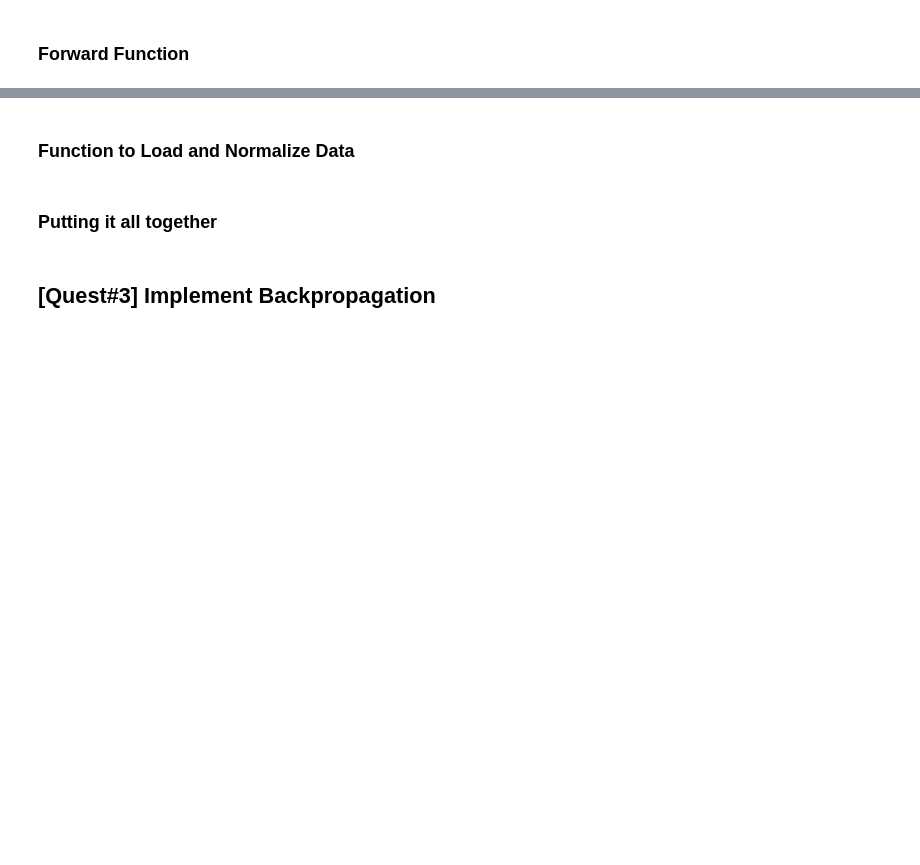
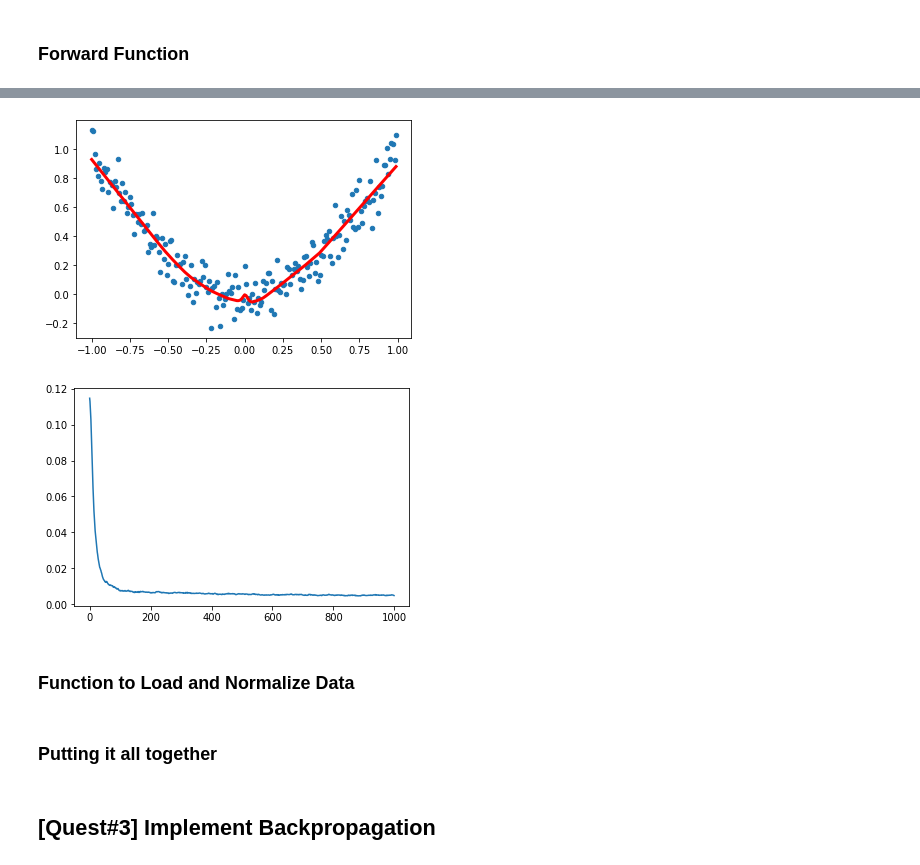
Before and after one commit to RamanHacks/Assign1_DL, a Jupyter notebook: notebook.ipynb, the cells around one changed output, grey strips where cells are left out. Saved outputs shown, nothing was run; the diff lists cells and outputs as text; code cells hidden in the pictures; blank space fills up the shorter version.

```diff
--- a/notebook.ipynb
+++ b/notebook.ipynb
@@ -81,13 +60,0 @@ def swish(x):
-# %%
-# Test Activations
-import torch
-a = cp.array([1.2,4.2,13.4], dtype=cp.float32) #cupy array initialized on GPU
-b = cp.asnumpy(a)
-
-np.testing.assert_array_equal(torch.relu(torch.tensor(a)).numpy(), cp.asnumpy(relu(a)))
-np.testing.assert_array_equal(torch.sigmoid(torch.tensor(a)).numpy(), cp.asnumpy(sigmoid(a)))
-np.testing.assert_array_equal(torch.tanh(torch.tensor(a)).numpy(), cp.asnumpy(tanh(a)))
-
-np.testing.assert_array_equal(torch.relu(torch.tensor(a)).numpy(), relu(b))
-np.testing.assert_array_equal(torch.sigmoid(torch.tensor(a)).numpy(), sigmoid(b))
-np.testing.assert_array_equal(torch.tanh(torch.tensor(a)).numpy(), tanh(b))
@@ -113,0 +475,63 @@ wandb: Network error (ConnectTimeout), entering retry loop.
+# %%
+class MyNet(Module):
+    def __init__(self, input_dim, out_dim):
+        super().__init__()
+        self.input_dim = input_dim
+        self.out_dim = out_dim
+        self.hidden = Dense(in_features=self.input_dim,
+                                        out_features=100,
+                                        activation=ReLU(),
+                                        weight_initializer=HeNormal(ReLU()),
+                                        bias_initializer=Constant(0.),
+                                        regularizer_type="l2",
+                                        lam=1e-3
+                                        )
+        self.output = Dense(in_features=100,
+                                        out_features=self.out_dim,
+                                        weight_initializer=Xavier(),
+                                        bias_initializer=Constant(0.),
+                                        regularizer_type="l2",
+                                        lam=1e-3
+                                        )
+
+    def forward(self, x, eval=False):
+        x = self.hidden(x)
+        return self.output(x)
+
+np.random.seed(1)
+random.seed(1)
+x = [[0.01 * i] for i in range(-100, 100)]
+t = [[k[0] ** 2 + random.gauss(0, 1) * 0.1] for k in x]
+epoch = 1000
+batch_size = 64
+
+my_net = MyNet(1, 1)
+mse = MSE()
+opt = Adam(my_net.parameters)
+loss_history = []
+smoothed_loss = 0
+for step in range(epoch):
+    batch, target = [[None] for _ in range(batch_size)], [[None] for _ in range(batch_size)]
+    for i in range(batch_size):
+        idx = random.randint(0, len(x) - 1)
+        batch[i] = x[idx]
+        target[i] = t[idx]
+    y = my_net(batch)
+    loss = mse(y, target)
+    my_net.backward(loss)
+    opt.apply()
+    if step == 0:
+        smoothed_loss = loss.value
+    else:
+        smoothed_loss = 0.9 * smoothed_loss + 0.1 * loss.value
+    loss_history.append(smoothed_loss)
+    if step % 100 == 0:
+        print("Step: %i | loss: %.5f" % (step, smoothed_loss))
+
+plt.scatter(x, t, s=20)
+y = my_net.forward(x, eval=True)
+plt.plot(x, y, c="red", lw=3)
+plt.show()
+plt.plot(np.arange(len(loss_history)), loss_history)
+plt.show()
+# %% [output]
@@ -114,3 +548,5 @@ wandb: Network error (ConnectTimeout), entering retry loop.
+[figure, added]
+[figure, added]
 # %% [markdown]
 ### Function to Load and Normalize Data
 # %%
```
Also changed, not shown: parts of 10 cells of this notebook.
